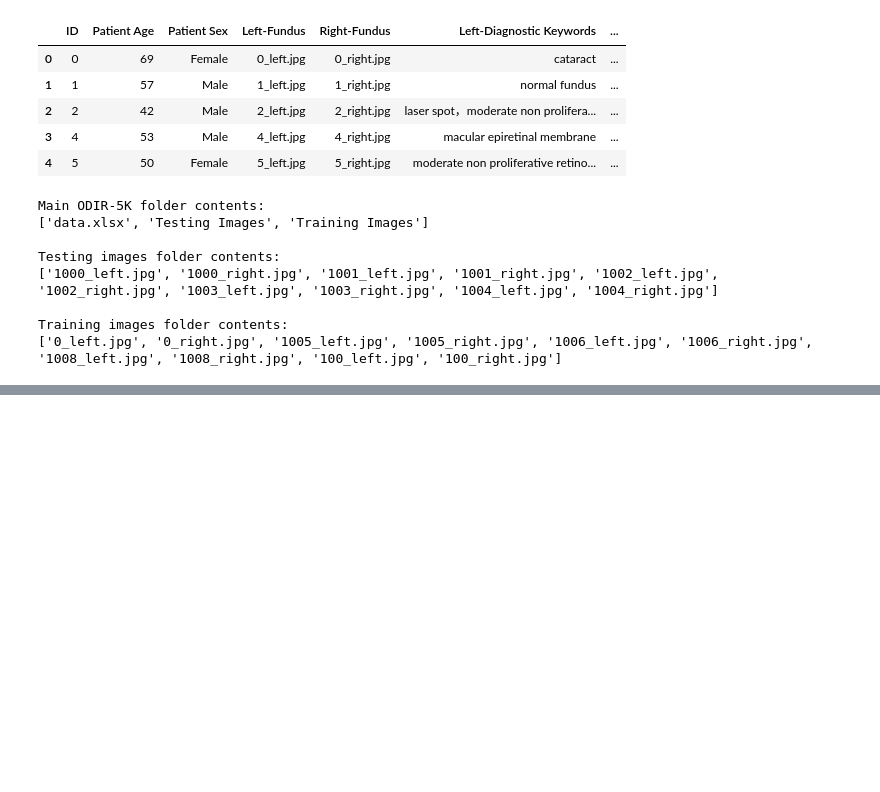
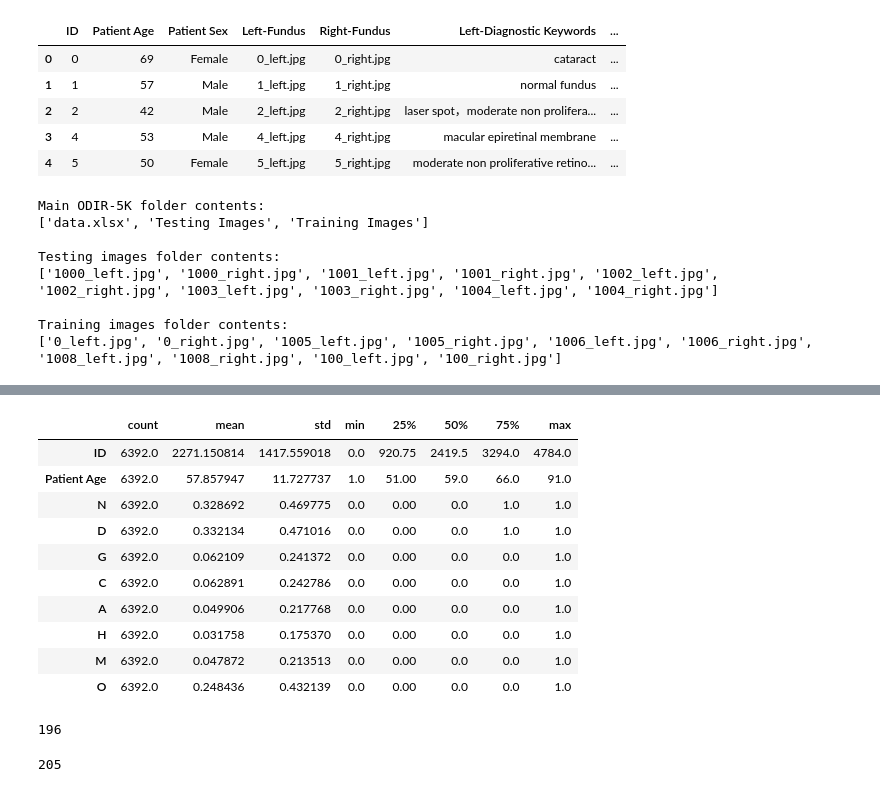
Before and after one commit to Arundhuti2000/ocular_eye_disease_detection, a Jupyter notebook: ocular_eye_detection.ipynb, the cells around one changed output, grey strips where cells are left out. Saved outputs shown, nothing was run; the diff lists cells and outputs as text; code cells hidden in the pictures; blank space fills up the shorter version.

```diff
--- a/ocular_eye_detection.ipynb
+++ b/ocular_eye_detection.ipynb
@@ -88,0 +206,22 @@ print(preprocessed_files[:10])
+# %%
+df.describe().T
+# %% [output]
+|  | count | mean | std | min | 25% | 50% | 75% | max |
+| ID | 6392.0 | 2271.150814 | 1417.559018 | 0.0 | 920.75 | 2419.5 | 3294.0 | 4784.0 |
+| Patient Age | 6392.0 | 57.857947 | 11.727737 | 1.0 | 51.00 | 59.0 | 66.0 | 91.0 |
+| N | 6392.0 | 0.328692 | 0.469775 | 0.0 | 0.00 | 0.0 | 1.0 | 1.0 |
+| D | 6392.0 | 0.332134 | 0.471016 | 0.0 | 0.00 | 0.0 | 1.0 | 1.0 |
+| G | 6392.0 | 0.062109 | 0.241372 | 0.0 | 0.00 | 0.0 | 0.0 | 1.0 |
+| C | 6392.0 | 0.062891 | 0.242786 | 0.0 | 0.00 | 0.0 | 0.0 | 1.0 |
+| A | 6392.0 | 0.049906 | 0.217768 | 0.0 | 0.00 | 0.0 | 0.0 | 1.0 |
+| H | 6392.0 | 0.031758 | 0.175370 | 0.0 | 0.00 | 0.0 | 0.0 | 1.0 |
+| M | 6392.0 | 0.047872 | 0.213513 | 0.0 | 0.00 | 0.0 | 0.0 | 1.0 |
+| O | 6392.0 | 0.248436 | 0.432139 | 0.0 | 0.00 | 0.0 | 0.0 | 1.0 |
+# %%
+df['Left-Diagnostic Keywords'].nunique()
+# %% [output]
+196
+# %%
+df['Right-Diagnostic Keywords'].nunique()
+# %% [output]
+205
```
Also changed, not shown: parts of 13 cells of this notebook.
